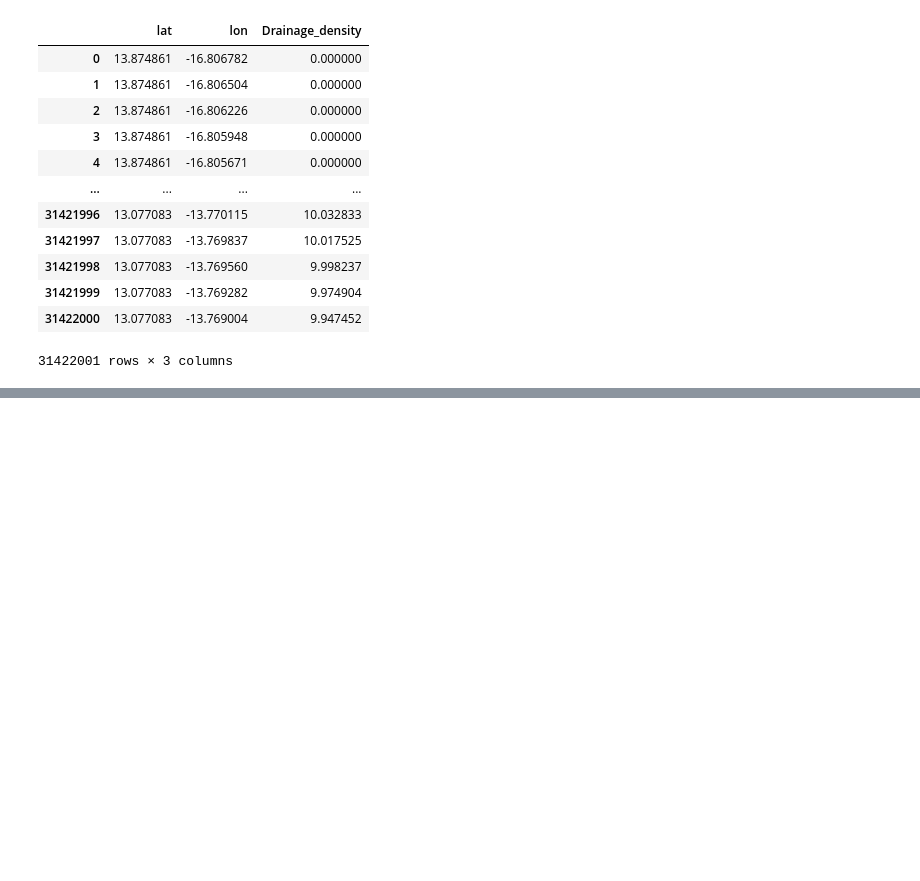
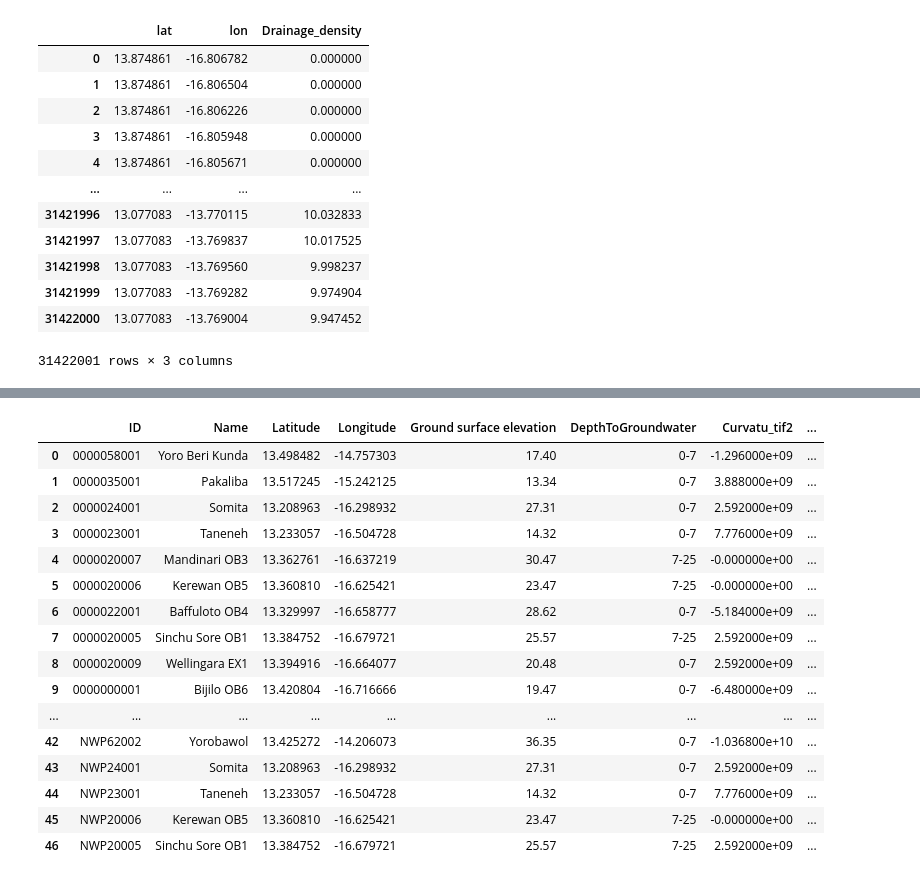
Before and after one commit to franfurey/aquaViva, a Jupyter notebook: notebooks/preprocessing/jay_files_preprocess_fran.ipynb, the cells around one changed output, grey strips where cells are left out. Cells and saved outputs as stored; diff of their text form; code cells hidden in the pictures; blank space fills up the shorter version.

Commit message:
wells_gambia_final

```diff
--- a/notebooks/preprocessing/jay_files_preprocess_fran.ipynb
+++ b/notebooks/preprocessing/jay_files_preprocess_fran.ipynb
@@ -290,0 +504,24 @@ save_dataframe_to_csv(df=wells_df, csv_path=csv_path)
+# %%
+df_wells = pd.read_csv('../../data/processed_data/igrac/wells_gambia_updated_jay_4.csv')
+# %%
+df_wells = df_wells.drop(columns=['lat', 'lon','GroundwaterStorage','GroundwaterProductivity','Status'])
+# %%
+df_wells
+# %% [output]
+|  | ID | Name | Latitude | Longitude | Ground surface elevation | DepthToGroundwater | Curvatu_tif2 | ... |
+| 0 | 0000058001 | Yoro Beri Kunda | 13.498482 | -14.757303 | 17.40 | 0-7 | -1.296000e+09 | ... |
+| 1 | 0000035001 | Pakaliba | 13.517245 | -15.242125 | 13.34 | 0-7 | 3.888000e+09 | ... |
+| 2 | 0000024001 | Somita | 13.208963 | -16.298932 | 27.31 | 0-7 | 2.592000e+09 | ... |
+| 3 | 0000023001 | Taneneh | 13.233057 | -16.504728 | 14.32 | 0-7 | 7.776000e+09 | ... |
+| 4 | 0000020007 | Mandinari OB3 | 13.362761 | -16.637219 | 30.47 | 7-25 | -0.000000e+00 | ... |
+| 5 | 0000020006 | Kerewan OB5 | 13.360810 | -16.625421 | 23.47 | 7-25 | -0.000000e+00 | ... |
+| 6 | 0000022001 | Baffuloto OB4 | 13.329997 | -16.658777 | 28.62 | 0-7 | -5.184000e+09 | ... |
+| 7 | 0000020005 | Sinchu Sore OB1 | 13.384752 | -16.679721 | 25.57 | 7-25 | 2.592000e+09 | ... |
+| 8 | 0000020009 | Wellingara EX1 | 13.394916 | -16.664077 | 20.48 | 0-7 | 2.592000e+09 | ... |
+| 9 | 0000000001 | Bijilo OB6 | 13.420804 | -16.716666 | 19.47 | 0-7 | -6.480000e+09 | ... |
+| ... | ... | ... | ... | ... | ... | ... | ... | ... |
+| 42 | NWP62002 | Yorobawol | 13.425272 | -14.206073 | 36.35 | 0-7 | -1.036800e+10 | ... |
+| 43 | NWP24001 | Somita | 13.208963 | -16.298932 | 27.31 | 0-7 | 2.592000e+09 | ... |
+| 44 | NWP23001 | Taneneh | 13.233057 | -16.504728 | 14.32 | 0-7 | 7.776000e+09 | ... |
+| 45 | NWP20006 | Kerewan OB5 | 13.360810 | -16.625421 | 23.47 | 7-25 | -0.000000e+00 | ... |
+| 46 | NWP20005 | Sinchu Sore OB1 | 13.384752 | -16.679721 | 25.57 | 7-25 | 2.592000e+09 | ... |
```
Also changed, not shown: parts of 40 cells of this notebook, 4 other files.
